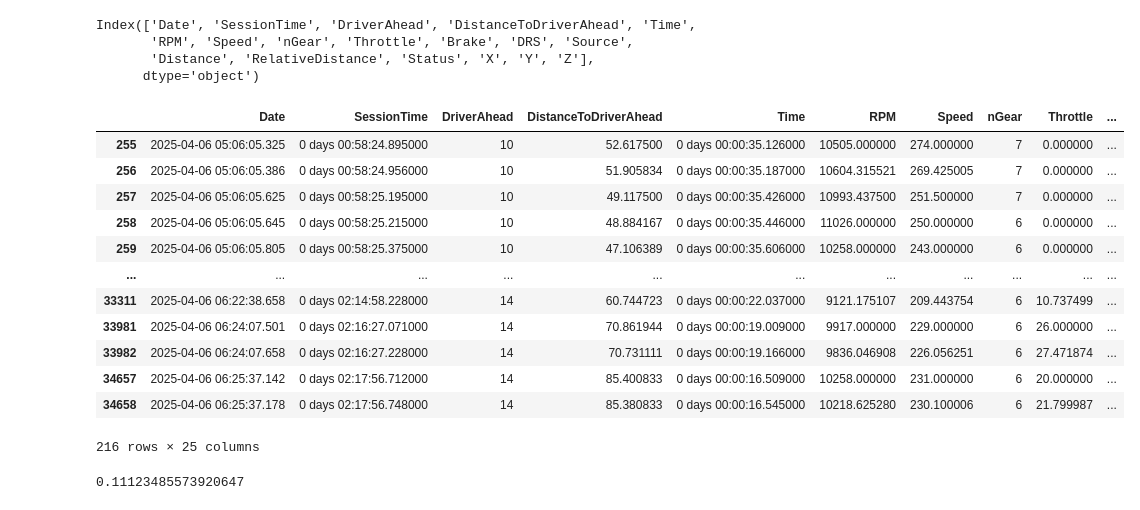
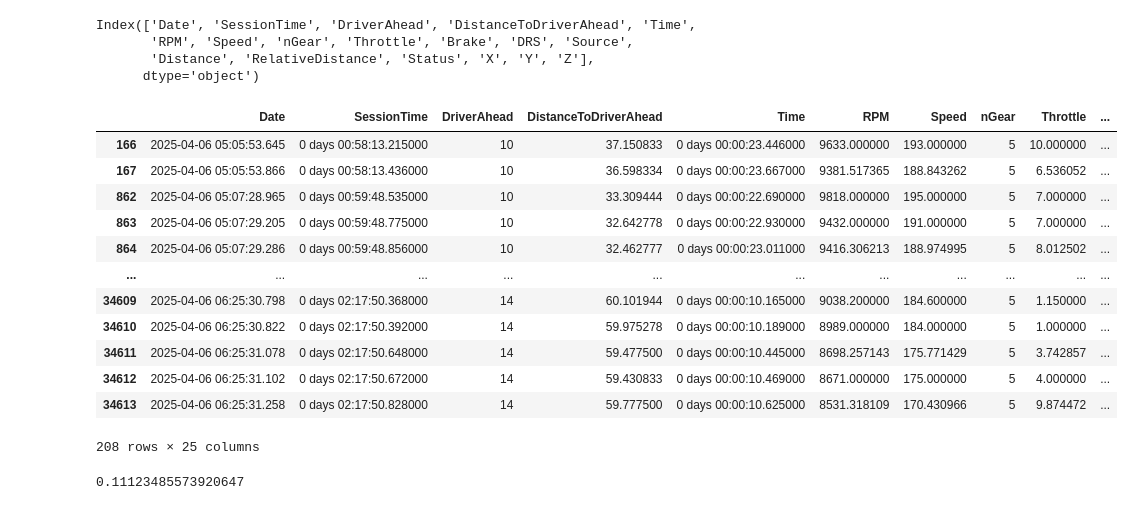
Before and after one commit to OhOmah/F1Revisited, a Jupyter notebook: MaxVSecondSeat.ipynb, the cells around one changed output. Cells and saved outputs as stored; diff of their text form; code cells hidden in the pictures.

Commit message:
updated generation of the brake start and end times

```diff
--- a/MaxVSecondSeat.ipynb
+++ b/MaxVSecondSeat.ipynb
@@ -594,6 +594,9 @@ def calculate_brake_consistancy(lap, lap_list):
         lap_tel = lap[lap['LapNumber'] == lap_number].telemetry
         # Start with distance traveled while braking
         # Group each braking zone
+        # TODO: Refine the generation of brakezones, have it be correlated to each corner
+        # Rather than being generated by braking events, making analysis easier and grouping
+        # more accurate to assumptions.
         lap_tel['BrakeZone'] = lap_tel[lap_tel['Brake']].index.to_series().diff().ne(1).cumsum()
 
         # Calculate the total distance braked
@@ -605,12 +608,15 @@ def calculate_brake_consistancy(lap, lap_list):
 
         # Calculate braking times and total laptime in seconds
         lap_tel['TotalTime'] = lap_tel['Time'].iloc[-1].total_seconds()
-        brake_zone = lap_tel['BrakeZone'].dropna().unique().tolist()
 
-        # TODO: fix assignment of brakestartime, right now it's assigning last varible to all.
-        for brake in brake_zone:
-            lap_tel['BrakeStartTime'] = lap_tel[lap_tel['BrakeZone'] == brake].iloc[0]['Time'].total_seconds()
-            lap_tel['BrakeEndTime'] = lap_tel[lap_tel['BrakeZone'] == brake].iloc[-1]['Time'].total_seconds()
+        brake_start_dict = {}
+        brake_end_dict = {}
+        for zone, group in lap_tel.groupby('BrakeZone'):
+            brake_start_dict[zone] = group['Time'].min().total_seconds()
+            brake_end_dict[zone] = group['Time'].max().total_seconds()
+
+        lap_tel['BrakeStartTime'] = lap_tel['BrakeZone'].map(brake_start_dict)
+        lap_tel['BrakeEndTime'] = lap_tel['BrakeZone'].map(brake_end_dict)
 
         # Normalize Braking starting and end times into percentages of the total laptime
 
@@ -621,21 +627,21 @@ def calculate_brake_consistancy(lap, lap_list):
 # %%
 total_tel = calculate_brake_consistancy(TSU_lap, TSU_lap_list)
 # %%
-total_tel[total_tel['BrakeZone'] == 3]
+total_tel[total_tel['BrakeZone'] == 2]
 # %% [output]
 |  | Date | SessionTime | DriverAhead | DistanceToDriverAhead | Time | RPM | Speed | nGear | Throttle | ... |
-| 255 | 2025-04-06 05:06:05.325 | 0 days 00:58:24.895000 | 10 | 52.617500 | 0 days 00:00:35.126000 | 10505.000000 | 274.000000 | 7 | 0.000000 | ... |
-| 256 | 2025-04-06 05:06:05.386 | 0 days 00:58:24.956000 | 10 | 51.905834 | 0 days 00:00:35.187000 | 10604.315521 | 269.425005 | 7 | 0.000000 | ... |
-| 257 | 2025-04-06 05:06:05.625 | 0 days 00:58:25.195000 | 10 | 49.117500 | 0 days 00:00:35.426000 | 10993.437500 | 251.500000 | 7 | 0.000000 | ... |
-| 258 | 2025-04-06 05:06:05.645 | 0 days 00:58:25.215000 | 10 | 48.884167 | 0 days 00:00:35.446000 | 11026.000000 | 250.000000 | 6 | 0.000000 | ... |
-| 259 | 2025-04-06 05:06:05.805 | 0 days 00:58:25.375000 | 10 | 47.106389 | 0 days 00:00:35.606000 | 10258.000000 | 243.000000 | 6 | 0.000000 | ... |
+| 166 | 2025-04-06 05:05:53.645 | 0 days 00:58:13.215000 | 10 | 37.150833 | 0 days 00:00:23.446000 | 9633.000000 | 193.000000 | 5 | 10.000000 | ... |
+| 167 | 2025-04-06 05:05:53.866 | 0 days 00:58:13.436000 | 10 | 36.598334 | 0 days 00:00:23.667000 | 9381.517365 | 188.843262 | 5 | 6.536052 | ... |
+| 862 | 2025-04-06 05:07:28.965 | 0 days 00:59:48.535000 | 10 | 33.309444 | 0 days 00:00:22.690000 | 9818.000000 | 195.000000 | 5 | 7.000000 | ... |
+| 863 | 2025-04-06 05:07:29.205 | 0 days 00:59:48.775000 | 10 | 32.642778 | 0 days 00:00:22.930000 | 9432.000000 | 191.000000 | 5 | 7.000000 | ... |
+| 864 | 2025-04-06 05:07:29.286 | 0 days 00:59:48.856000 | 10 | 32.462777 | 0 days 00:00:23.011000 | 9416.306213 | 188.974995 | 5 | 8.012502 | ... |
 | ... | ... | ... | ... | ... | ... | ... | ... | ... | ... | ... |
-| 33311 | 2025-04-06 06:22:38.658 | 0 days 02:14:58.228000 | 14 | 60.744723 | 0 days 00:00:22.037000 | 9121.175107 | 209.443754 | 6 | 10.737499 | ... |
-| 33981 | 2025-04-06 06:24:07.501 | 0 days 02:16:27.071000 | 14 | 70.861944 | 0 days 00:00:19.009000 | 9917.000000 | 229.000000 | 6 | 26.000000 | ... |
-| 33982 | 2025-04-06 06:24:07.658 | 0 days 02:16:27.228000 | 14 | 70.731111 | 0 days 00:00:19.166000 | 9836.046908 | 226.056251 | 6 | 27.471874 | ... |
-| 34657 | 2025-04-06 06:25:37.142 | 0 days 02:17:56.712000 | 14 | 85.400833 | 0 days 00:00:16.509000 | 10258.000000 | 231.000000 | 6 | 20.000000 | ... |
-| 34658 | 2025-04-06 06:25:37.178 | 0 days 02:17:56.748000 | 14 | 85.380833 | 0 days 00:00:16.545000 | 10218.625280 | 230.100006 | 6 | 21.799987 | ... |
+| 34609 | 2025-04-06 06:25:30.798 | 0 days 02:17:50.368000 | 14 | 60.101944 | 0 days 00:00:10.165000 | 9038.200000 | 184.600000 | 5 | 1.150000 | ... |
+| 34610 | 2025-04-06 06:25:30.822 | 0 days 02:17:50.392000 | 14 | 59.975278 | 0 days 00:00:10.189000 | 8989.000000 | 184.000000 | 5 | 1.000000 | ... |
+| 34611 | 2025-04-06 06:25:31.078 | 0 days 02:17:50.648000 | 14 | 59.477500 | 0 days 00:00:10.445000 | 8698.257143 | 175.771429 | 5 | 3.742857 | ... |
+| 34612 | 2025-04-06 06:25:31.102 | 0 days 02:17:50.672000 | 14 | 59.430833 | 0 days 00:00:10.469000 | 8671.000000 | 175.000000 | 5 | 4.000000 | ... |
+| 34613 | 2025-04-06 06:25:31.258 | 0 days 02:17:50.828000 | 14 | 59.777500 | 0 days 00:00:10.625000 | 8531.318109 | 170.430966 | 5 | 9.874472 | ... |
-216 rows × 25 columns
+208 rows × 25 columns
 # %%
 ex = TSU_lap[TSU_lap['LapNumber'] == 2].telemetry
 # %%
```
